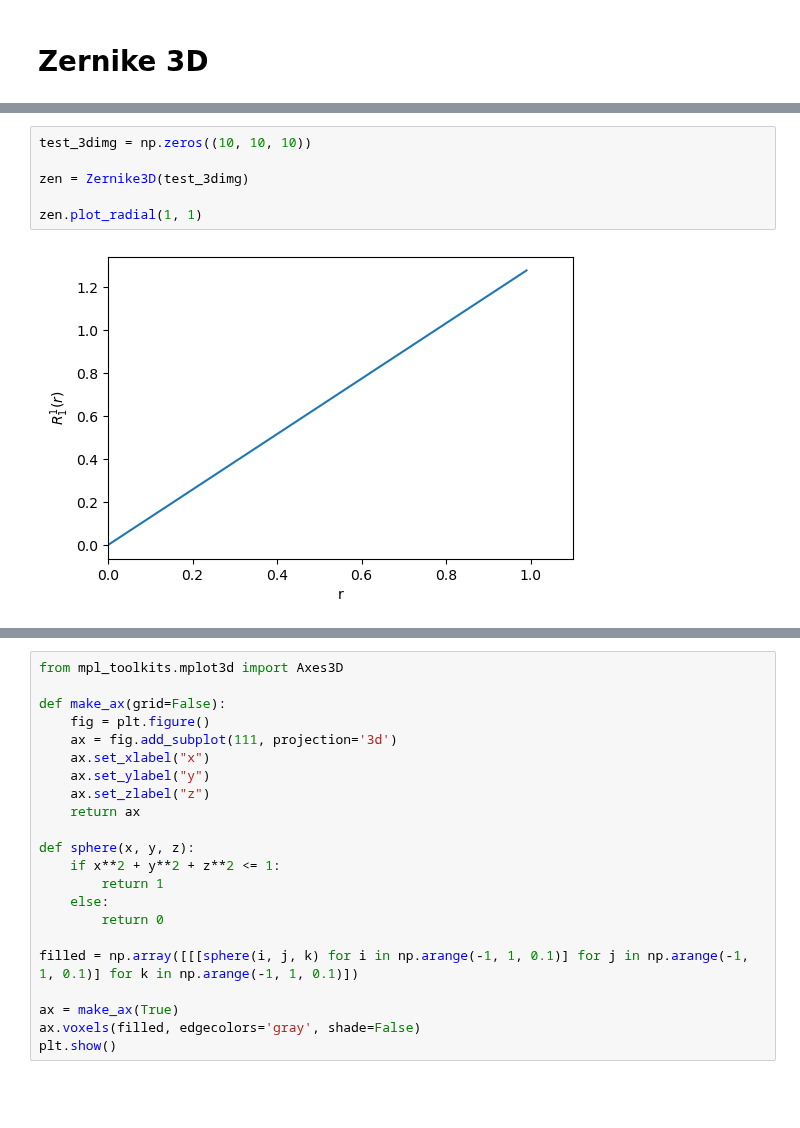
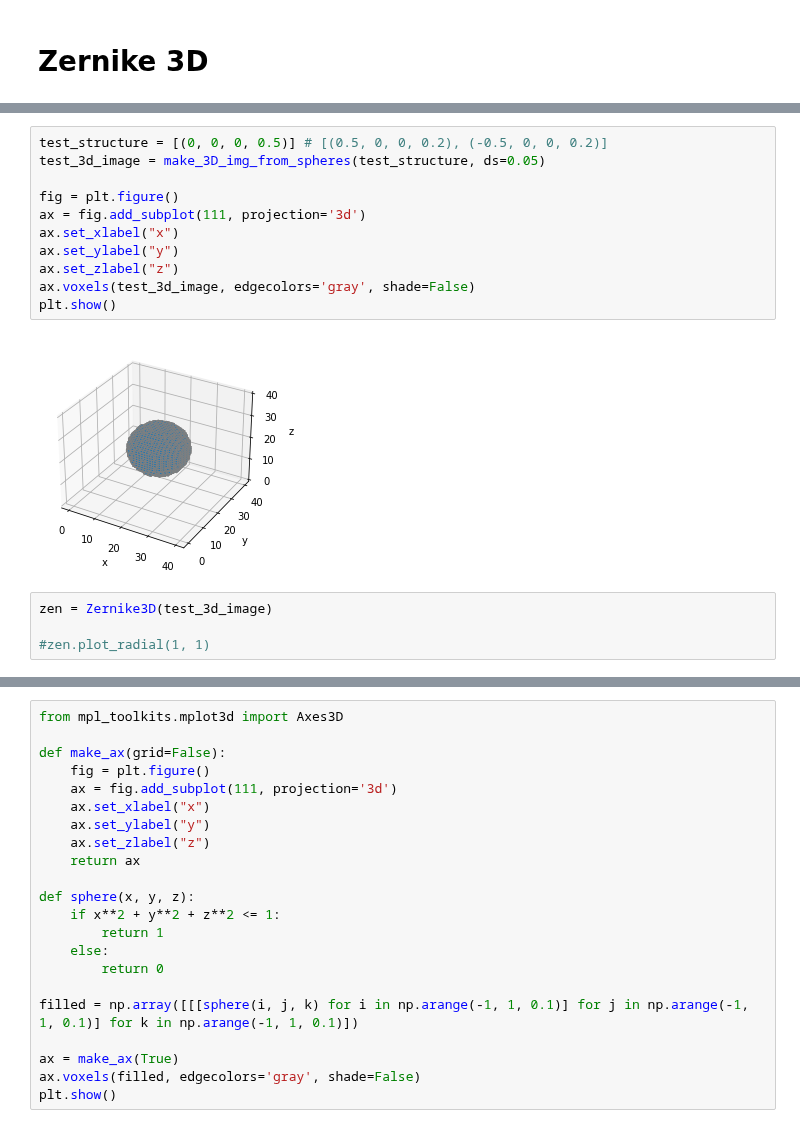
Before and after one commit to denyskononenko/datasciencesnippets, a Jupyter notebook: descriptors/zernike3D.ipynb, the cells around one changed output, grey strips where cells are left out. Drawn from its saved outputs; the diff is of its cells as text; blank space fills up the shorter version.

Commit message:
fix: voxel plot of test structure is added

```diff
--- a/descriptors/zernike3D.ipynb
+++ b/descriptors/zernike3D.ipynb
@@ -77,8 +111,17 @@ class Zernike3D:
+# %%
+test_structure = [(0, 0, 0, 0.5)] # [(0.5, 0, 0, 0.2), (-0.5, 0, 0, 0.2)]
+test_3d_image = make_3D_img_from_spheres(test_structure, ds=0.05)
+
+fig = plt.figure()
+ax = fig.add_subplot(111, projection='3d')
+ax.set_xlabel("x")
+ax.set_ylabel("y")
+ax.set_zlabel("z")
+ax.voxels(test_3d_image, edgecolors='gray', shade=False)
+plt.show()
+# %% [output]
+[figure, added]
 # %%
-test_3dimg = np.zeros((10, 10, 10))
+zen = Zernike3D(test_3d_image)
 
-zen = Zernike3D(test_3dimg)
-
-zen.plot_radial(1, 1)
+#zen.plot_radial(1, 1)
-# %% [output]
-[figure, removed]
```
Also changed, not shown: parts of 6 cells of this notebook.
